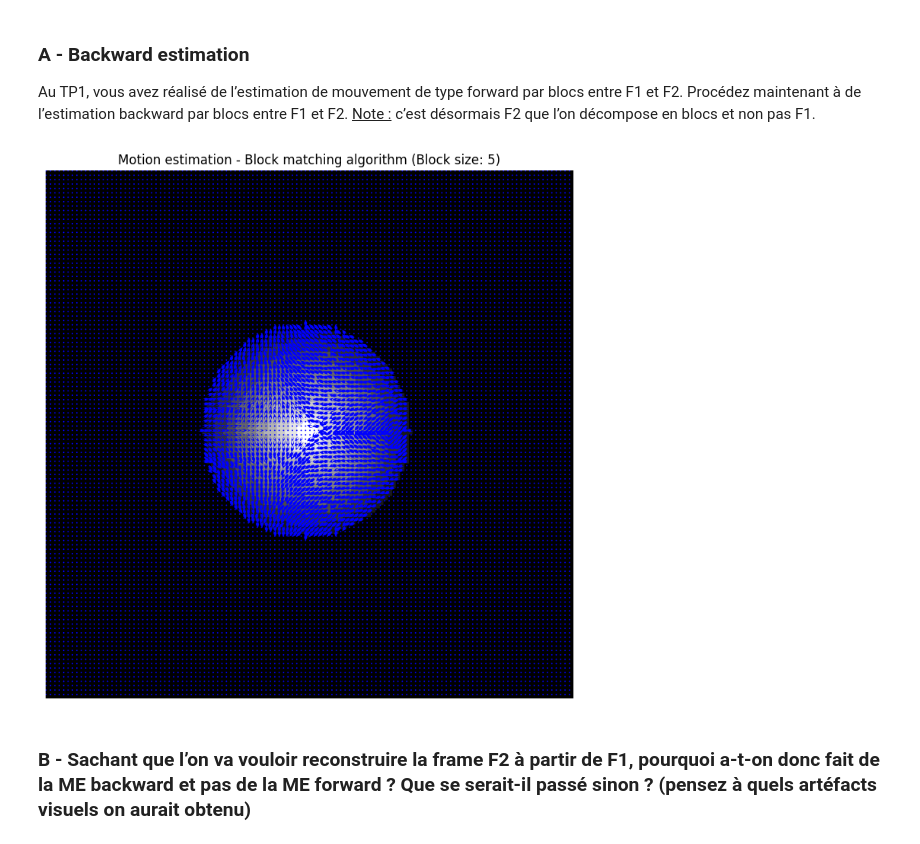
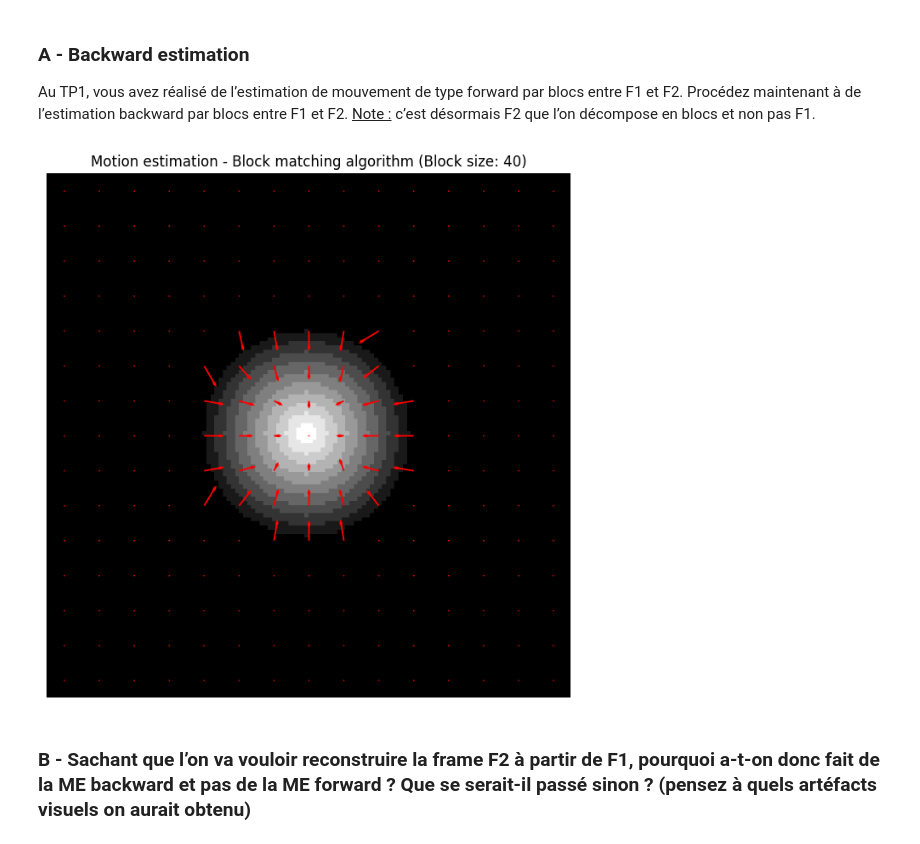
Before and after one commit to sinansoulier/VideoProcessing, a Jupyter notebook: TP2/motion_compensation.ipynb, the cells around one changed output. Saved outputs shown, nothing was run; the diff lists cells and outputs as text; code cells hidden in the pictures.

Commit message:
frame_reconstruction: Added parameter variation study

```diff
--- a/TP2/motion_compensation.ipynb
+++ b/TP2/motion_compensation.ipynb
@@ -65,6 +65,7 @@ def compute_ideal_motion_vectors_BMA(frame1: np.ndarray, frame2: np.ndarray, blo
     E = np.inf
     new_x = 0
     new_y = 0
+    dist = np.inf
 
     # Search in the window
     for k in range(i - window_size, i + window_size):
@@ -79,12 +80,12 @@ def compute_ideal_motion_vectors_BMA(frame1: np.ndarray, frame2: np.ndarray, blo
             if new_block.shape != current_block.shape:
                 continue
 
-            # If a pixel is the same in both frames, we can stop the search
-            if k == i and l == j and np.array_equal(new_block, current_block):
+            # Compute the error between the two blocks
+            E_new = np.sum((new_block - current_block) ** 2)
+
+            # If a block is the same in both frames, we can stop the search
+            if E_new == 0 and k == i and l == j:
                 return (0, 0)
-
-            # Compute the error between the two blocks
-            E_new = np.sum(np.square(new_block - current_block))
 
             # Compute the distance between the two pixels at position (k, l) and (i, j)
             diff_x = k - i
@@ -95,6 +96,10 @@ def compute_ideal_motion_vectors_BMA(frame1: np.ndarray, frame2: np.ndarray, blo
                 E = E_new
                 new_x = diff_x
                 new_y = diff_y
+            elif E_new == E and (abs(diff_x) + abs(diff_y)) < dist:
+                dist = abs(diff_x) + abs(diff_y)
+                new_x = diff_x
+                new_y = diff_y
 
     return new_x, new_y
 # %%
@@ -134,28 +139,27 @@ def BMA(frame1: np.ndarray , frame2: np.ndarray, block_size: int = 16, window_si
             moving_blocks_x.append(i)
             moving_blocks_y.append(j)
 
-
-    return v_x, v_y, moving_blocks_x, moving_blocks_y
-
-def BMA_display(frame1: np.ndarray, frame2: np.ndarray, block_size: int = 16, window_size: int = 10) -> tuple[np.ndarray]:
-    v_x , v_y, moving_blocks_x, moving_blocks_y = BMA(frame1, frame2, block_size=block_size, window_size=window_size)
-    _, ax = plt.subplots(1, 1, figsize=(9, 9))
-    ax.imshow(frame1, cmap='gray')
-    ax.set_axis_off()
-    ax.set_title(f'Motion estimation - Block matching algorithm (Block size: {block_size})')
-
-    ax.quiver(moving_blocks_x, moving_blocks_y, v_x, v_y, scale=2500, color='blue', headwidth=2, headlength=2, width=0.003)
-    plt.show()
-
-    return v_x, v_y, moving_blocks_x, moving_blocks_y
+    return np.array(v_x), np.array(v_y), np.array(moving_blocks_x), np.array(moving_blocks_y)
 # %%
-BLOCK_SIZE = 5
+def BMA_display(frame1: np.ndarray, frame2: np.ndarray, block_size: int = 16, window_size: int = 10) -> tuple[np.ndarray]:
+    v_x , v_y, moving_blocks_x, moving_blocks_y = BMA(frame1, frame2, block_size=block_size, window_size=window_size)
+    _, ax = plt.subplots(1, 1, figsize=(8, 8))
+    ax.imshow(frame1, cmap='gray')
+    ax.set_axis_off()
+    ax.set_title(f'Motion estimation - Block matching algorithm (Block size: {block_size})')
+
+    ax.quiver(moving_blocks_x + block_size // 2, moving_blocks_y + block_size // 2, v_x, -v_y, scale=600, color='red', headwidth=2, headlength=2, width=0.003)
+    plt.show()
+
+    return v_x, v_y, moving_blocks_x, moving_blocks_y
+
+BLOCK_SIZE = 40
 WINDOW_SIZE = 25
 # Use pic2 as first frame, that will decomposed into blocks
 # Use pic1 as second frame, that will be used to find the best match for each block
 v_x, v_y, moving_blocks_x, moving_blocks_y = BMA_display(pic2, pic1, block_size=BLOCK_SIZE, window_size=WINDOW_SIZE)
 # %% [output]
-[figure, old version]
+[figure, new version]
 # %% [markdown]
 ### B - Sachant que l’on va vouloir reconstruire la frame F2 à partir de F1, pourquoi a-t-on donc fait de la ME backward et pas de la ME forward ? Que se serait-il passé sinon ? (pensez à quels artéfacts visuels on aurait obtenu)
 # %% [markdown]
```
Also changed, not shown: parts of 4 cells of this notebook.
